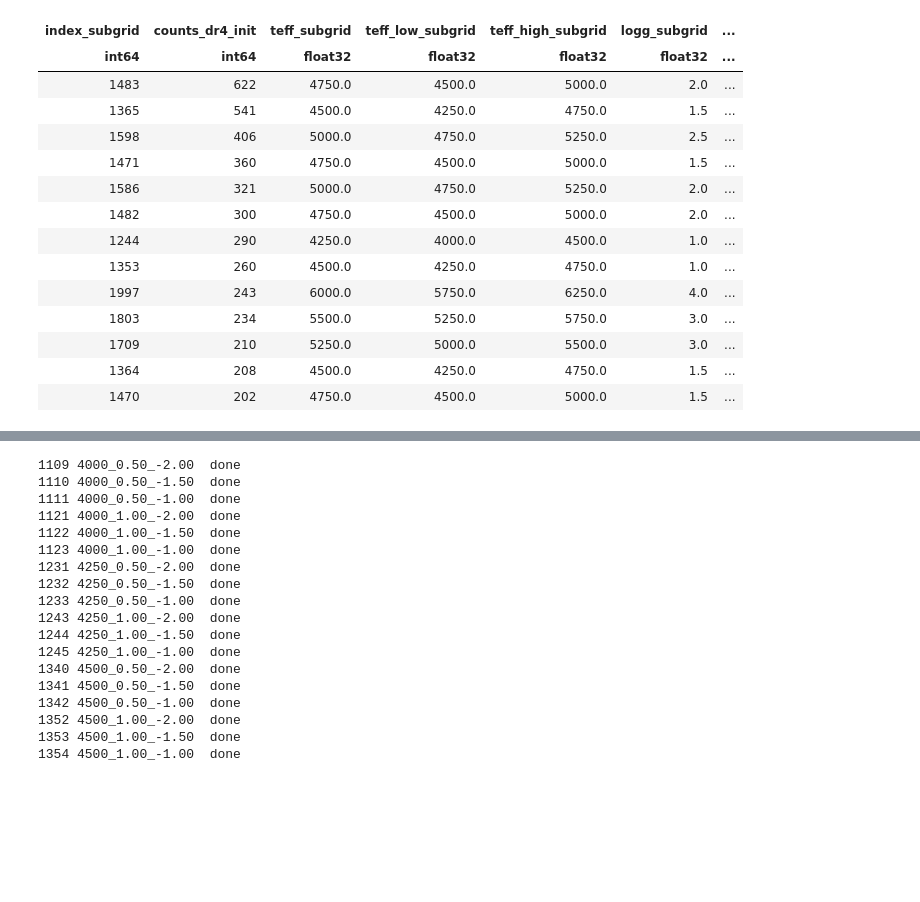
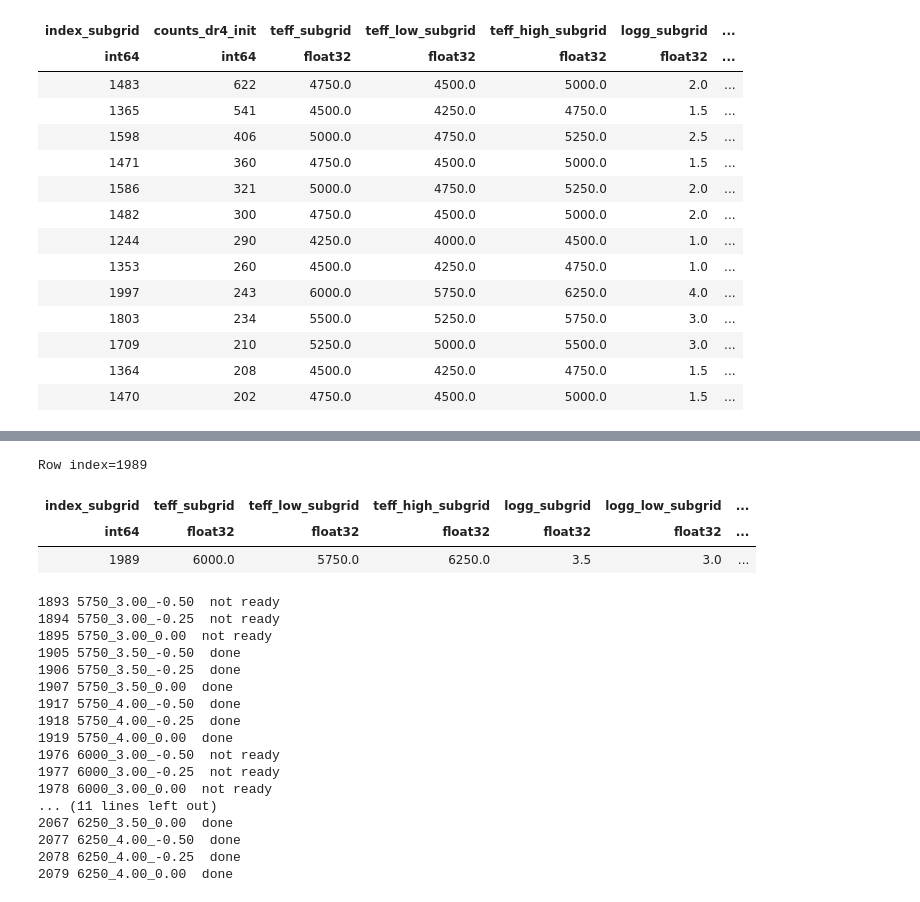
Before and after one commit to svenbuder/GALAH_DR4, a Jupyter notebook: spectrum_grids/galah_dr4_grid_calculation_priority_new_grid.ipynb, the cells around one changed output, grey strips where cells are left out. Drawn from its saved outputs; the diff is of its cells as text; code cells hidden in the pictures; blank space fills up the shorter version.

```diff
--- a/spectrum_grids/galah_dr4_grid_calculation_priority_new_grid.ipynb
+++ b/spectrum_grids/galah_dr4_grid_calculation_priority_new_grid.ipynb
@@ -541,8 +540,15 @@ test_progress()
 2090 3300  only 6 more: 2164  Submit to PBS!
 2091 3466  only 6 more: 2165  Submit to PBS!
 2092 739   only 6 more: 2166  Submit to PBS!
+# %%
+grids[1989]
+# %% [output]
+Row index=1989
+| index_subgrid | teff_subgrid | teff_low_subgrid | teff_high_subgrid | logg_subgrid | logg_low_subgrid | ... |
+| int64 | float32 | float32 | float32 | float32 | float32 | ... |
+| 1989 | 6000.0 | 5750.0 | 6250.0 | 3.5 | 3.0 | ... |
 # %%
-for s in [1232]: # 1341,1353,1366,1458,
+for s in [1989]: # 1341,1353,1366,1458,  # 6000_3.50_-0.25
     test_grid_index_ready_for_training(test_grid_index = s)
     # ready:
     # 1232,
@@ -559,21 +565,20 @@ for s in [1232]: # 1341,1353,1366,1458,
 
     # not yet ready: 1458 because of 1340,1341,1446,1447,1552
 # %% [output]
-1109 4000_0.50_-2.00  done
-1110 4000_0.50_-1.50  done
-1111 4000_0.50_-1.00  done
-1121 4000_1.00_-2.00  done
-1122 4000_1.00_-1.50  done
-1123 4000_1.00_-1.00  done
-1231 4250_0.50_-2.00  done
-1232 4250_0.50_-1.50  done
-1233 4250_0.50_-1.00  done
-1243 4250_1.00_-2.00  done
-1244 4250_1.00_-1.50  done
-1245 4250_1.00_-1.00  done
-1340 4500_0.50_-2.00  done
-1341 4500_0.50_-1.50  done
-1342 4500_0.50_-1.00  done
-1352 4500_1.00_-2.00  done
-1353 4500_1.00_-1.50  done
-1354 4500_1.00_-1.00  done
+1893 5750_3.00_-0.50  not ready
+1894 5750_3.00_-0.25  not ready
+1895 5750_3.00_0.00  not ready
+1905 5750_3.50_-0.50  done
+1906 5750_3.50_-0.25  done
+1907 5750_3.50_0.00  done
+1917 5750_4.00_-0.50  done
+1918 5750_4.00_-0.25  done
+1919 5750_4.00_0.00  done
+1976 6000_3.00_-0.50  not ready
+1977 6000_3.00_-0.25  not ready
+1978 6000_3.00_0.00  not ready
+... (11 lines left out)
+2067 6250_3.50_0.00  done
+2077 6250_4.00_-0.50  done
+2078 6250_4.00_-0.25  done
+2079 6250_4.00_0.00  done
```
Also changed, not shown: parts of 9 cells of this notebook, 5 other files.
